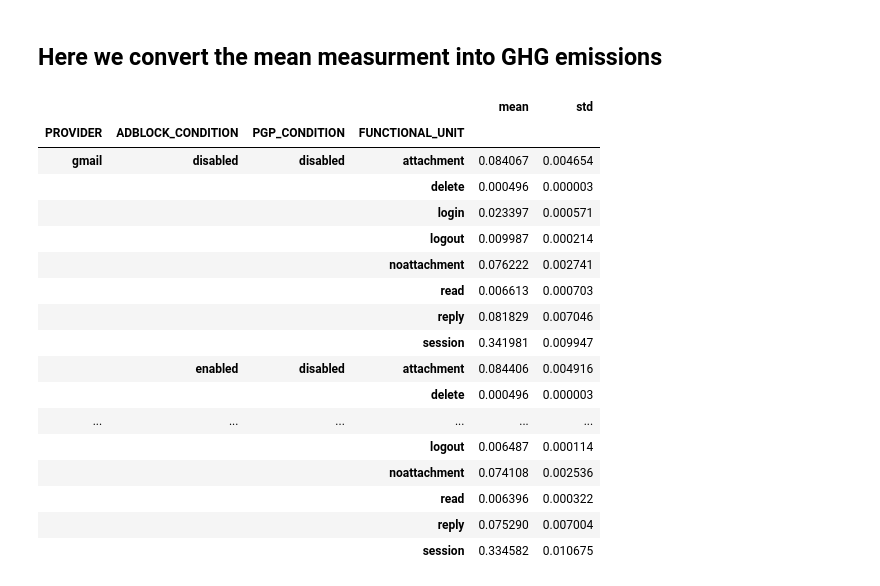
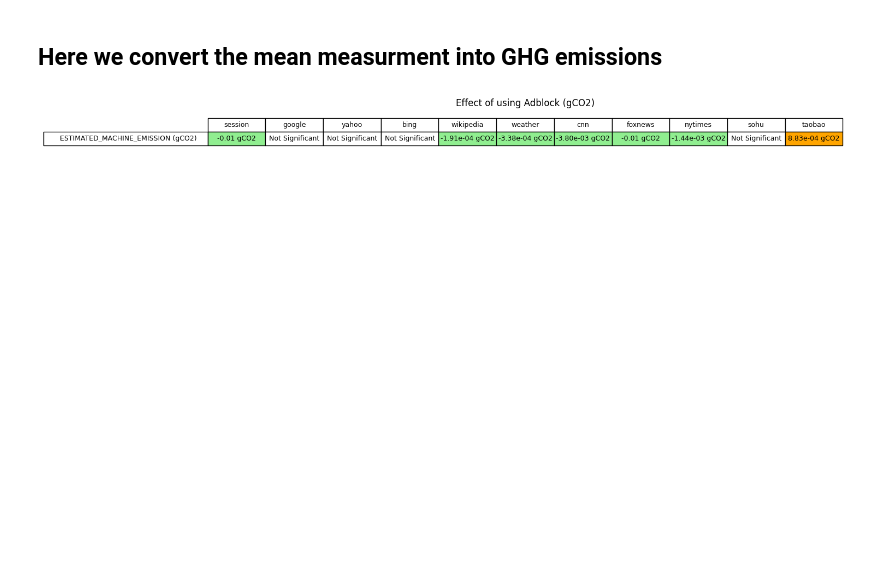
Before and after one commit to jkayembe/thesis, a Jupyter notebook: notebook/2025_topnews_data_analysis.ipynb, the cells around one changed output. Saved outputs shown, nothing was run; the diff lists cells and outputs as text; code cells hidden in the pictures; blank space fills up the shorter version.

```diff
--- a/notebook/2025_topnews_data_analysis.ipynb
+++ b/notebook/2025_topnews_data_analysis.ipynb
@@ -846,29 +847,22 @@ for title, comparaison_pair in comparaisons.items():
 # %% [markdown]
 ## Here we convert the mean measurment into GHG emissions
 # %%
-e_intensity = 196*2.7778e-7 #196gr/kWH [Belgium2023] * 2.777e-7kWh/J
+e_intensity = 196*2.7778e-7 #196 [gCO2/kWH] [Belgium2023] * 2.777e-7 [kWh/J] --> [gCO2/J]
 
-g_CO2_USER = means_and_stds['ESTIMATED_MACHINE_ENERGY'] * e_intensity
-display(g_CO2_USER)
+# Ensure that 'gains' contains numeric values where possible
+def safe_multiply(value, multiplier):
+    if isinstance(value, (int, float)):
+        return value * multiplier
+    else:
+        return value
+
+for title, comparaison_pair in comparaisons.items():
+    independence = True if 'over' in title else False
+    gains, percentage_gains = compute_gains(clean_data, comparaison_pair, independence, metrics=['ESTIMATED_MACHINE_ENERGY'])
+    CO2_USER_gain = gains.applymap(lambda x: safe_multiply(x, e_intensity))
+    plot_gains(CO2_USER_gain, title + ' (gCO2)', CO2=True, label='ESTIMATED_MACHINE_EMISSION (gCO2)', figsize=(10,1))
 # %% [output]
-|  |  |  |  | mean | std |
-| PROVIDER | ADBLOCK_CONDITION | PGP_CONDITION | FUNCTIONAL_UNIT |  |  |
-| gmail | disabled | disabled | attachment | 0.084067 | 0.004654 |
-|  |  |  | delete | 0.000496 | 0.000003 |
-|  |  |  | login | 0.023397 | 0.000571 |
-|  |  |  | logout | 0.009987 | 0.000214 |
-|  |  |  | noattachment | 0.076222 | 0.002741 |
-|  |  |  | read | 0.006613 | 0.000703 |
-|  |  |  | reply | 0.081829 | 0.007046 |
-|  |  |  | session | 0.341981 | 0.009947 |
-|  | enabled | disabled | attachment | 0.084406 | 0.004916 |
-|  |  |  | delete | 0.000496 | 0.000003 |
-| ... | ... | ... | ... | ... | ... |
-|  |  |  | logout | 0.006487 | 0.000114 |
-|  |  |  | noattachment | 0.074108 | 0.002536 |
-|  |  |  | read | 0.006396 | 0.000322 |
-|  |  |  | reply | 0.075290 | 0.007004 |
-|  |  |  | session | 0.334582 | 0.010675 |
+[figure, added]
 # %%
 ratio_network = 186e6*1e6/ (48 * 64871186038784) #186[Megaton] * 106e[g/ton] / (56[ExaByte] * 64 871 186 038 784 [MB/ExaByte])
 
```
Also changed, not shown: parts of 8 cells of this notebook, 1 other file.
